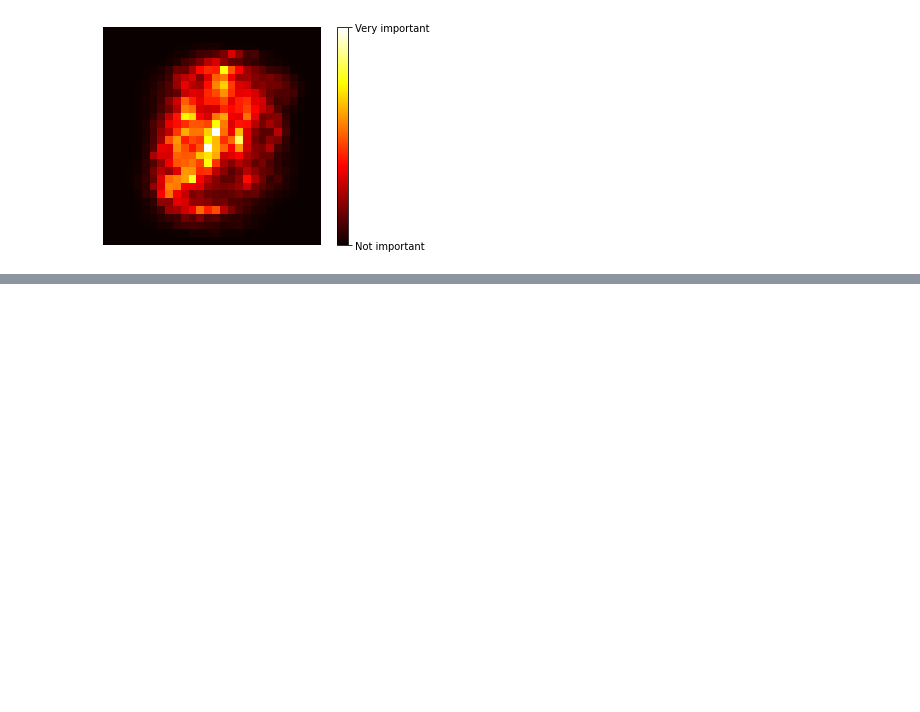
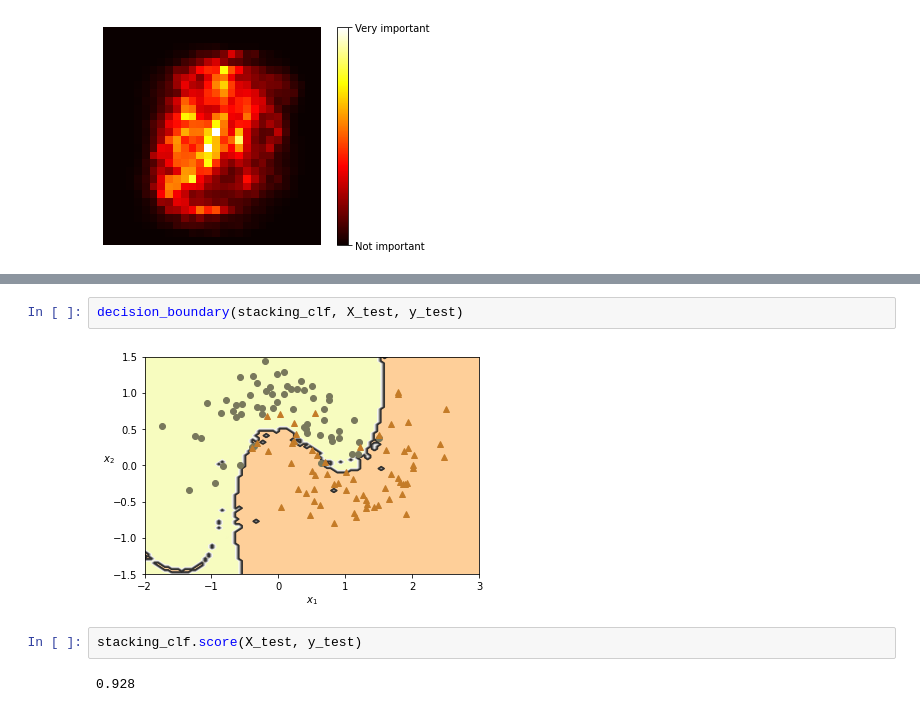
Before and after one commit to tcarr032/Random-Forest-and-Ensembles, a Jupyter notebook: Ensemble_Rand_Forest.ipynb, the cells around one changed output, grey strips where cells are left out. Drawn from its saved outputs; the diff is of its cells as text; blank space fills up the shorter version.

```diff
--- a/Ensemble_Rand_Forest.ipynb
+++ b/Ensemble_Rand_Forest.ipynb
@@ -165,0 +316,8 @@ plt.show()
+# %%
+decision_boundary(stacking_clf, X_test, y_test)
+# %% [output]
+[figure, added]
+# %%
+stacking_clf.score(X_test, y_test)
+# %% [output]
+0.928
```
Also changed, not shown: parts of 14 cells of this notebook.
